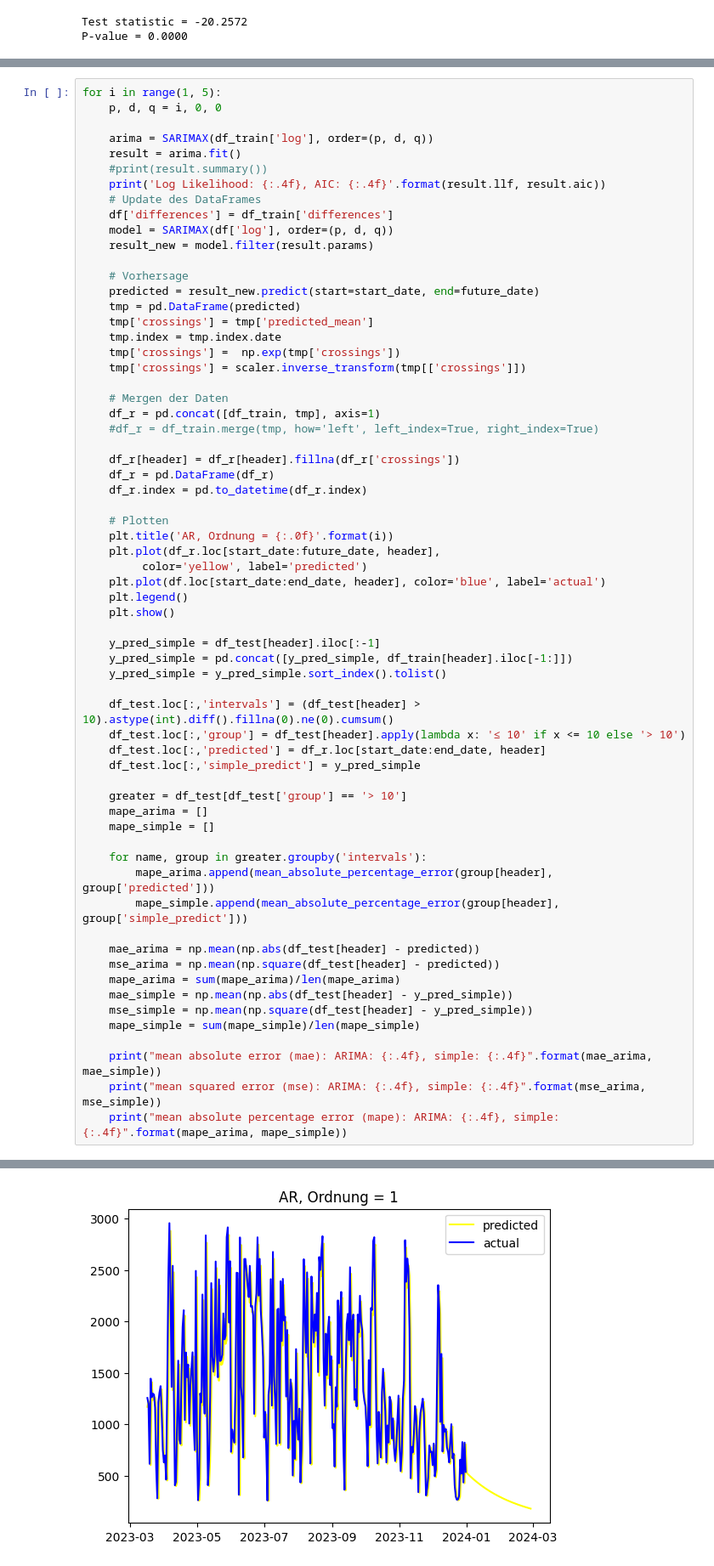
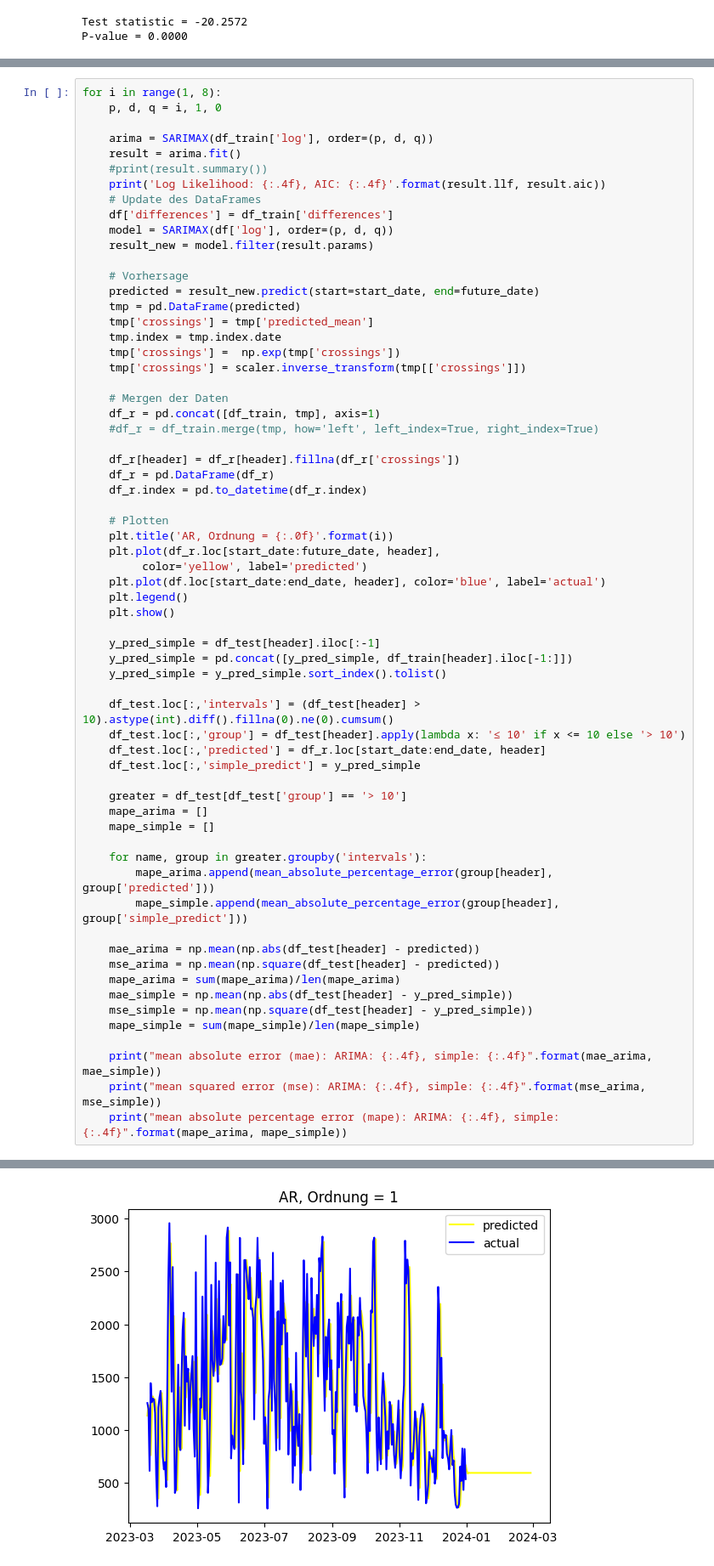
Before and after one commit to wooloflettuce/bonn-bike-count, a Jupyter notebook: ARIMA/Nordbrücke/jaehrlich.ipynb, the cells around one changed output, grey strips where cells are left out. Shown at 85% size. Cells and saved outputs as stored; diff of their text form.

```diff
--- a/ARIMA/Nordbrücke/jaehrlich.ipynb
+++ b/ARIMA/Nordbrücke/jaehrlich.ipynb
@@ -176,8 +176,8 @@ def ma_arima():
         print("mean squared error (mse): ARIMA: {:.4f}, simple: {:.4f}".format(mse_arima, mse_simple))
         print("mean absolute percentage error (mape): ARIMA: {:.4f}, simple: {:.4f}".format(mape_arima, mape_simple))
 # %%
-for i in range(1, 5):
-    p, d, q = i, 0, 0
+for i in range(1, 8):
+    p, d, q = i, 1, 0
 
     arima = SARIMAX(df_train['log'], order=(p, d, q))
     result = arima.fit()
@@ -244 +244 @@ Log Likelihood: -2220.5275, AIC: 4445.0550
-[figure, old version]
+[figure, new version]
```
Also changed, not shown: parts of 45 cells of this notebook, 1 other file.
